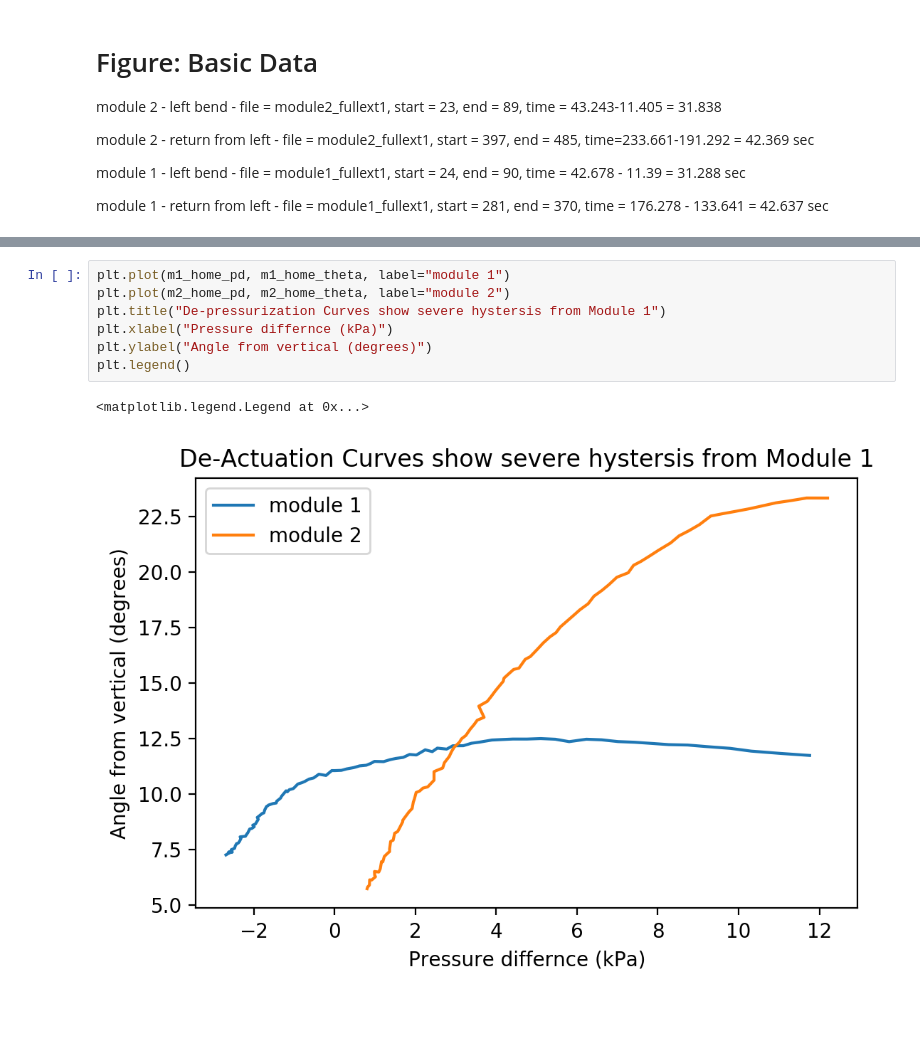
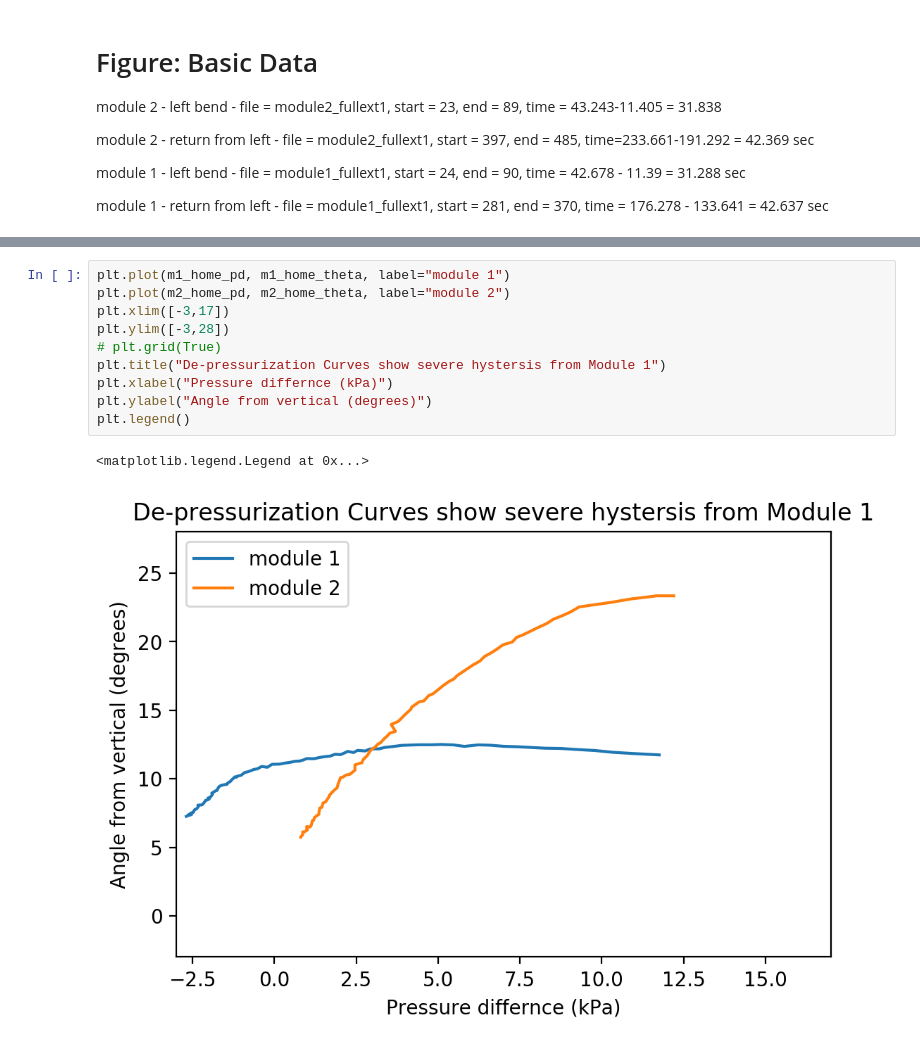
Before and after one commit to david0x00/softwater, a Jupyter notebook: notebooks/robot_soft_figures.ipynb, the cells around one changed output, grey strips where cells are left out. Cells and saved outputs as stored; diff of their text form; blank space fills up the shorter version.

```diff
--- a/notebooks/robot_soft_figures.ipynb
+++ b/notebooks/robot_soft_figures.ipynb
@@ -126,13 +126,16 @@ plt.plot(m2_act_pd, m2_act_theta)
 # %%
 plt.plot(m1_home_pd, m1_home_theta, label="module 1")
 plt.plot(m2_home_pd, m2_home_theta, label="module 2")
+plt.xlim([-3,17])
+plt.ylim([-3,28])
+# plt.grid(True)
 plt.title("De-pressurization Curves show severe hystersis from Module 1")
 plt.xlabel("Pressure differnce (kPa)")
 plt.ylabel("Angle from vertical (degrees)")
 plt.legend()
 # %% [output]
 <matplotlib.legend.Legend at 0x...>
-[figure, old version]
+[figure, new version]
 # %%
 plt.plot(m1_act_pd, m1_act_theta, label="module 1")
 plt.plot(m2_act_pd, m2_act_theta, label="module 2")
```
Also changed, not shown: parts of 2 cells of this notebook, 6 other files.
